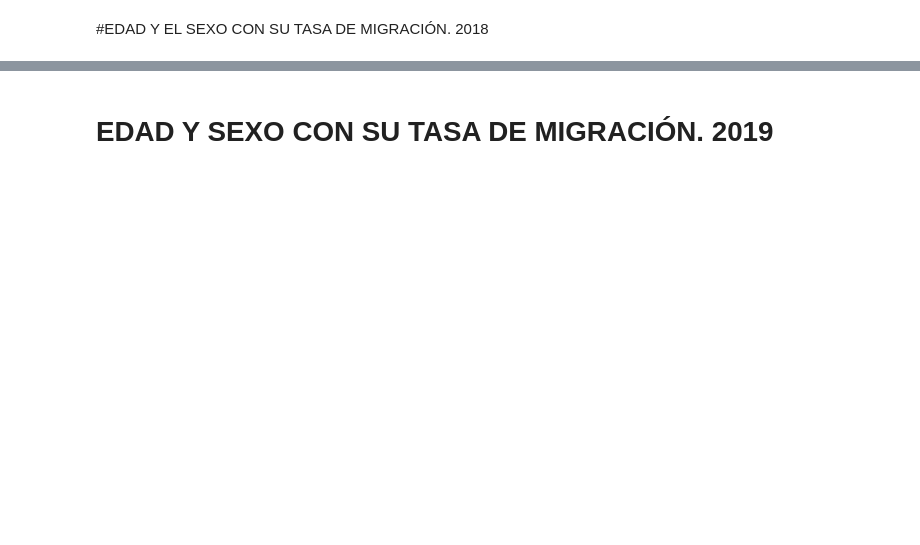
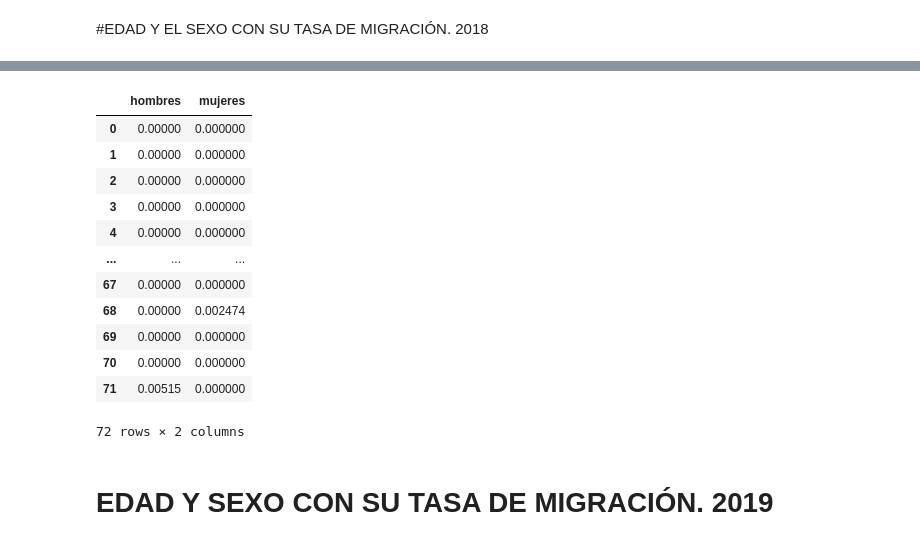
Before and after one commit to ErickNicolasP/ASE, a Jupyter notebook: proyecto_ASE.ipynb, the cells around one changed output, grey strips where cells are left out. Drawn from its saved outputs; the diff is of its cells as text; code cells hidden in the pictures; blank space fills up the shorter version.

```diff
--- a/proyecto_ASE.ipynb
+++ b/proyecto_ASE.ipynb
@@ -83,11 +111,26 @@ mujeres_df_2018
 # %%
+censo_2018 = censo
 tasa_2018 = pd.DataFrame(columns=['hombres', 'mujeres'])
-censo = censo.replace(',', '', regex=True).astype('int64')
-censo = censo.iloc[0:72]
+censo_2018 = censo_2018.replace(',', '', regex=True).astype('int64')
+censo_2018 = censo_2018.iloc[0:max+1]
 # %%
-tasa_2018["hombres"] = (hombres_df_2018["contar"]/censo["Hombres"])*1000
-tasa_2018["mujeres"] = (mujeres_df_2018["contar"]/censo["Mujeres"])*1000
+tasa_2018["hombres"] = (hombres_df_2018["contar"]/censo_2018["Hombres"])*1000
+tasa_2018["mujeres"] = (mujeres_df_2018["contar"]/censo_2018["Mujeres"])*1000
 tasa_2018
+# %% [output]
+|  | hombres | mujeres |
+| 0 | 0.00000 | 0.000000 |
+| 1 | 0.00000 | 0.000000 |
+| 2 | 0.00000 | 0.000000 |
+| 3 | 0.00000 | 0.000000 |
+| 4 | 0.00000 | 0.000000 |
+| ... | ... | ... |
+| 67 | 0.00000 | 0.000000 |
+| 68 | 0.00000 | 0.002474 |
+| 69 | 0.00000 | 0.000000 |
+| 70 | 0.00000 | 0.000000 |
+| 71 | 0.00515 | 0.000000 |
+72 rows × 2 columns
 # %% [markdown]
 # EDAD Y SEXO CON SU TASA DE MIGRACIÓN. 2019
 # %%
```
Also changed, not shown: parts of 21 cells of this notebook.
